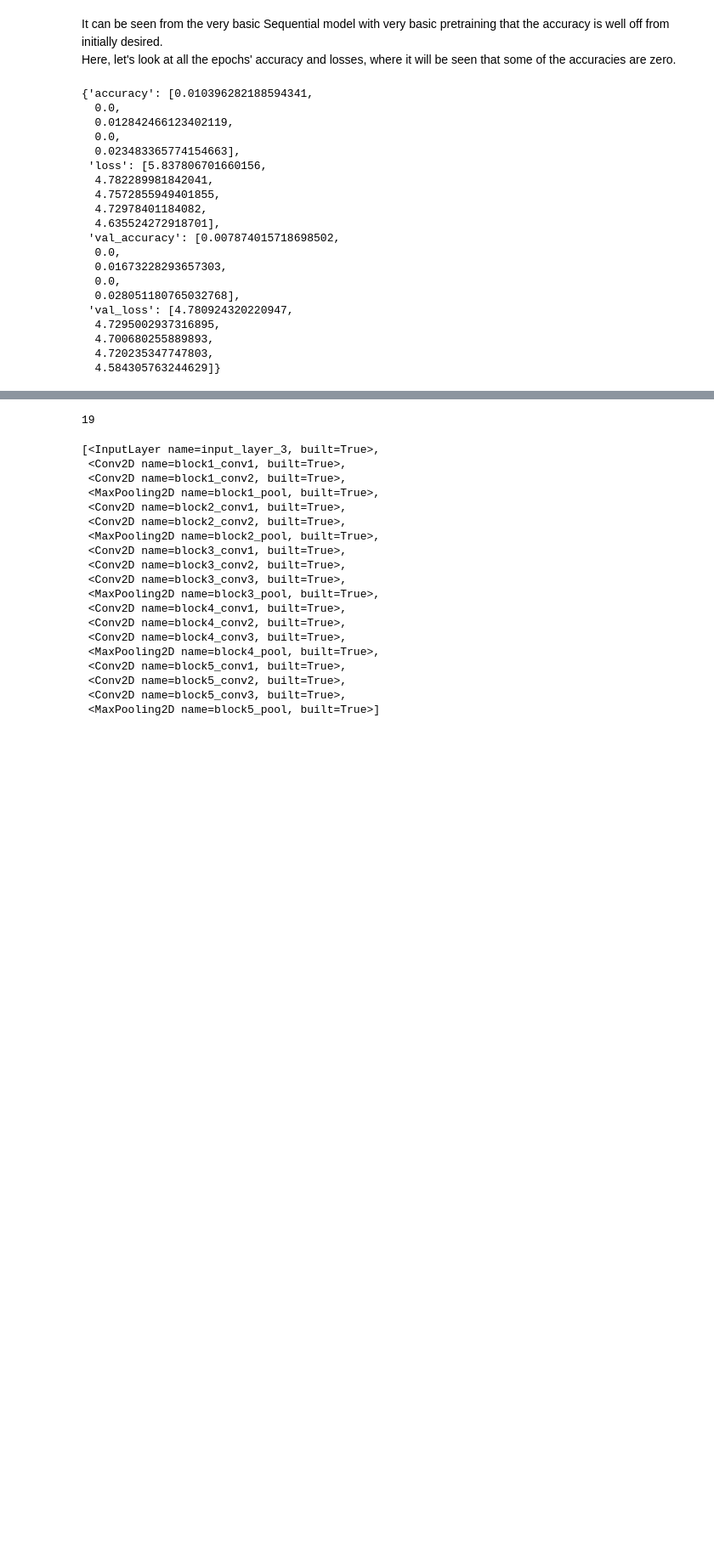
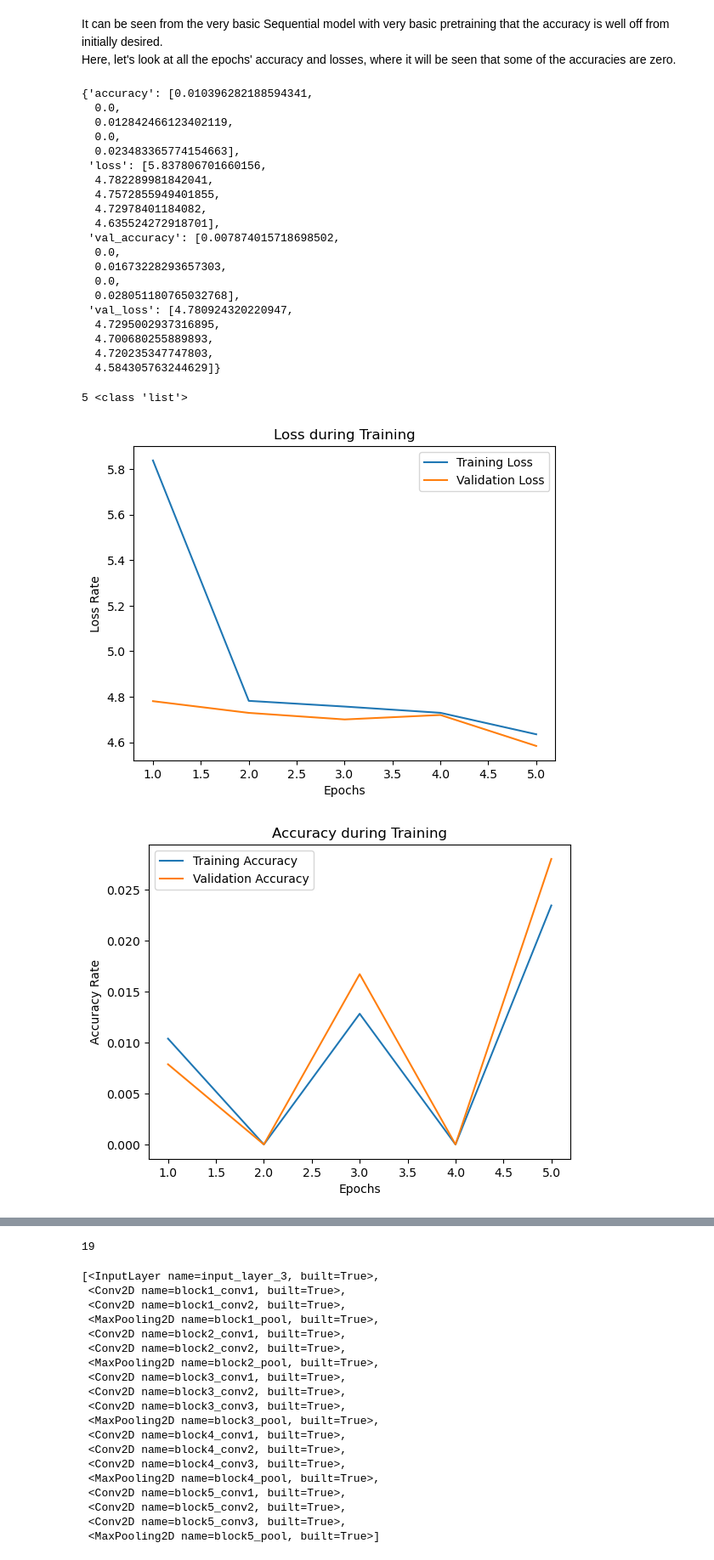
Before and after one commit to matthewjchin/dogbreedclassification, a Jupyter notebook: dog_breed_class.ipynb, the cells around one changed output, grey strips where cells are left out. Shown at 85% size. Cells and saved outputs as stored; diff of their text form; code cells hidden in the pictures; blank space fills up the shorter version.

```diff
--- a/dog_breed_class.ipynb
+++ b/dog_breed_class.ipynb
@@ -925,0 +826,36 @@ history.history
+# %%
+# Plot accuracy and loss
+# Number of values in each list should align to how many epochs were needed to train
+loss = history.history['loss']
+val_loss = history.history['val_loss']
+accuracy = history.history['accuracy']
+val_accuracy = history.history['val_accuracy']
+print(len(loss), type(loss))
+# %% [output]
+5 <class 'list'>
+# %%
+# Initialize x-axis for plots - first plot the loss, then the accuracy
+epochs = list(range(1, len(loss) + 1))
+
+# Loss
+plt.figure()
+plt.plot(epochs, loss, label='Training Loss')
+plt.plot(epochs, val_loss, label='Validation Loss')
+plt.title("Loss during Training")
+plt.xlabel("Epochs")
+plt.ylabel("Loss Rate")
+plt.legend()
+plt.show()
+
+# Accuracy
+plt.figure()
+plt.plot(epochs, accuracy, label='Training Accuracy')
+plt.plot(epochs, val_accuracy, label='Validation Accuracy')
+plt.title("Accuracy during Training")
+plt.xlabel("Epochs")
+plt.ylabel("Accuracy Rate")
+plt.legend()
+plt.show()
+# %% [output]
+[figure, added]
+[figure, added]
```
Also changed, not shown: parts of 38 cells of this notebook.
